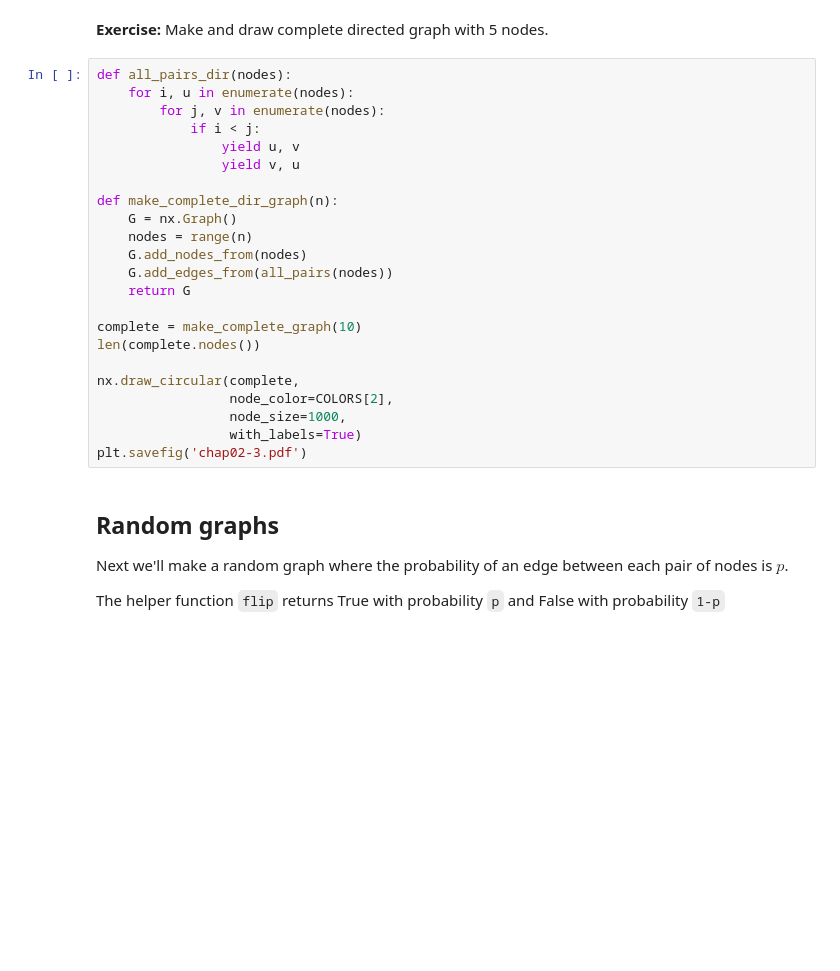
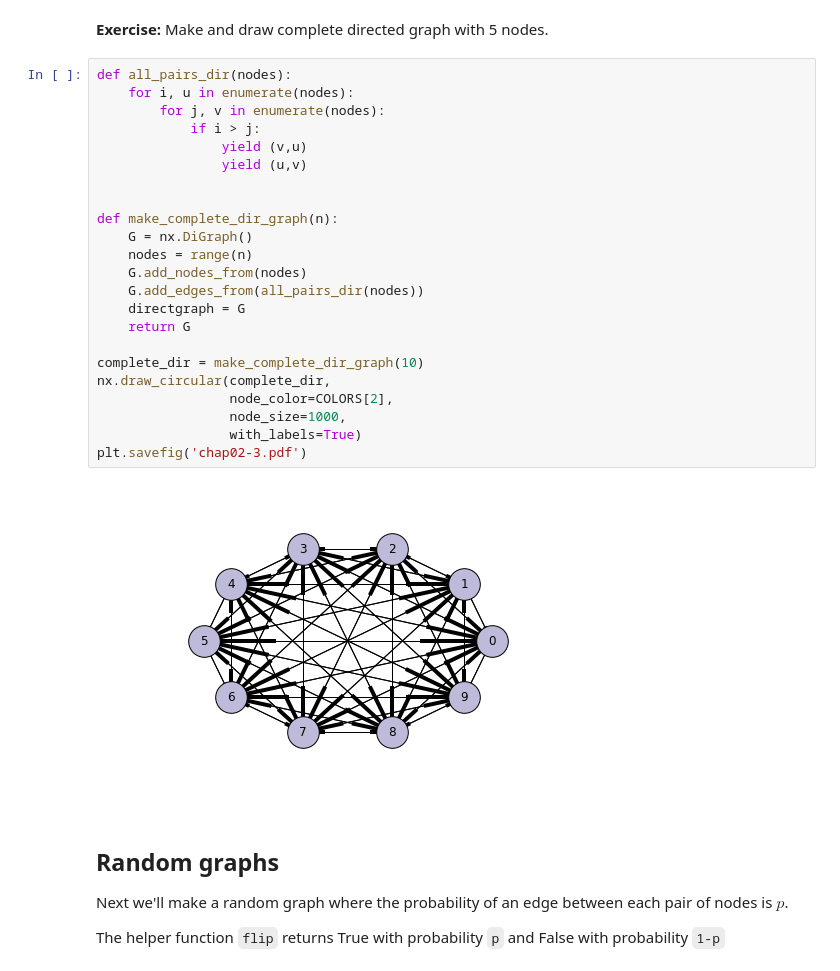
Before and after one commit to katyadonovan/ThinkComplexity2, a Jupyter notebook: code/chap02katya.ipynb, the cells around one changed output. Drawn from its saved outputs; the diff is of its cells as text; blank space fills up the shorter version.

```diff
--- a/code/chap02katya.ipynb
+++ b/code/chap02katya.ipynb
@@ -186,26 +195,28 @@ complete.neighbors(0)
 # %%
 def all_pairs_dir(nodes):
     for i, u in enumerate(nodes):
         for j, v in enumerate(nodes):
-            if i < j:
-                yield u, v
-                yield v, u
+            if i > j:
+                yield (v,u)
+                yield (u,v)
+
 
 def make_complete_dir_graph(n):
-    G = nx.Graph()
+    G = nx.DiGraph()
     nodes = range(n)
     G.add_nodes_from(nodes)
-    G.add_edges_from(all_pairs(nodes))
+    G.add_edges_from(all_pairs_dir(nodes))
+    directgraph = G
     return G
 
-complete = make_complete_graph(10)
-len(complete.nodes())
-
-nx.draw_circular(complete,
+complete_dir = make_complete_dir_graph(10)
+nx.draw_circular(complete_dir,
                  node_color=COLORS[2],
                  node_size=1000,
                  with_labels=True)
 plt.savefig('chap02-3.pdf')
+# %% [output]
+[figure, added]
 # %% [markdown]
 ## Random graphs
 
```
Also changed, not shown: parts of 29 cells of this notebook.
